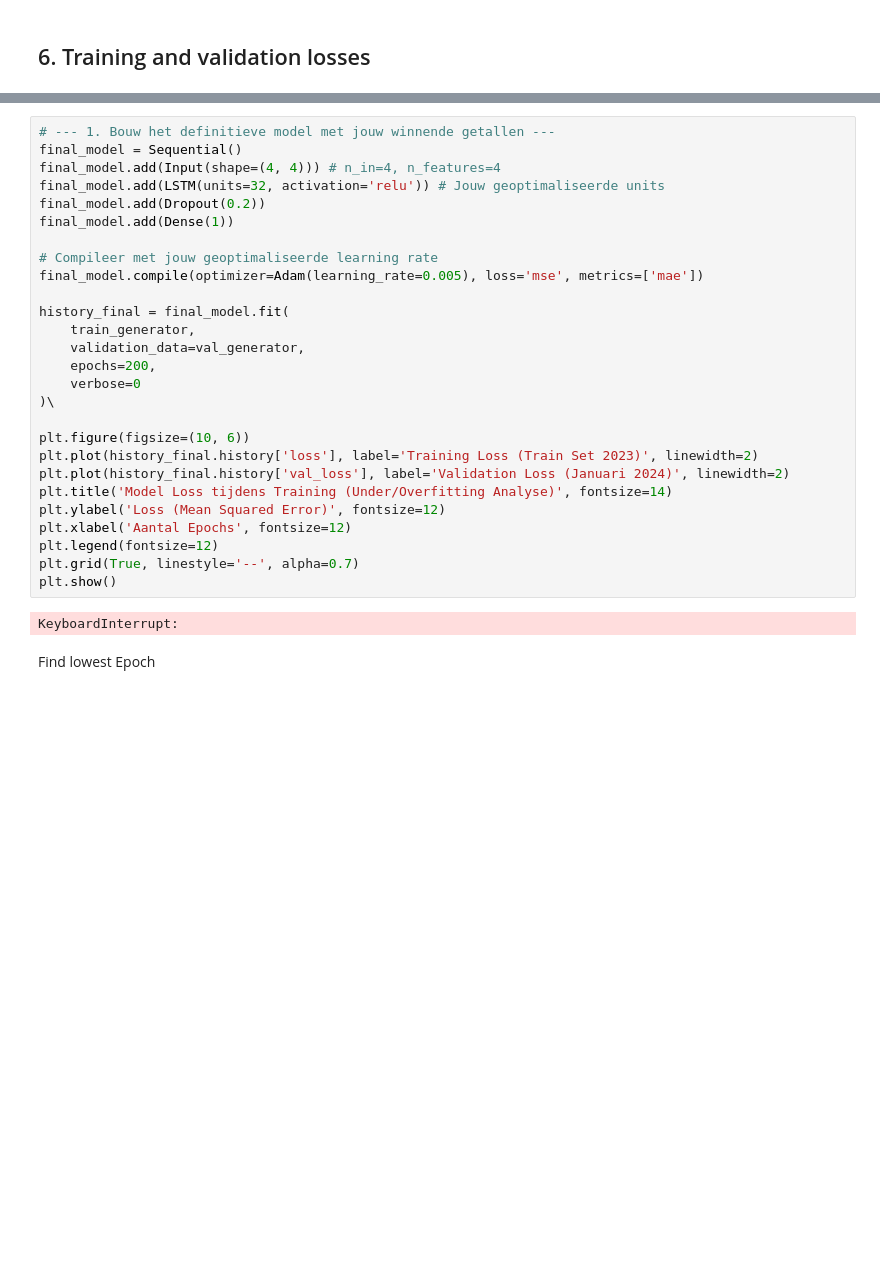
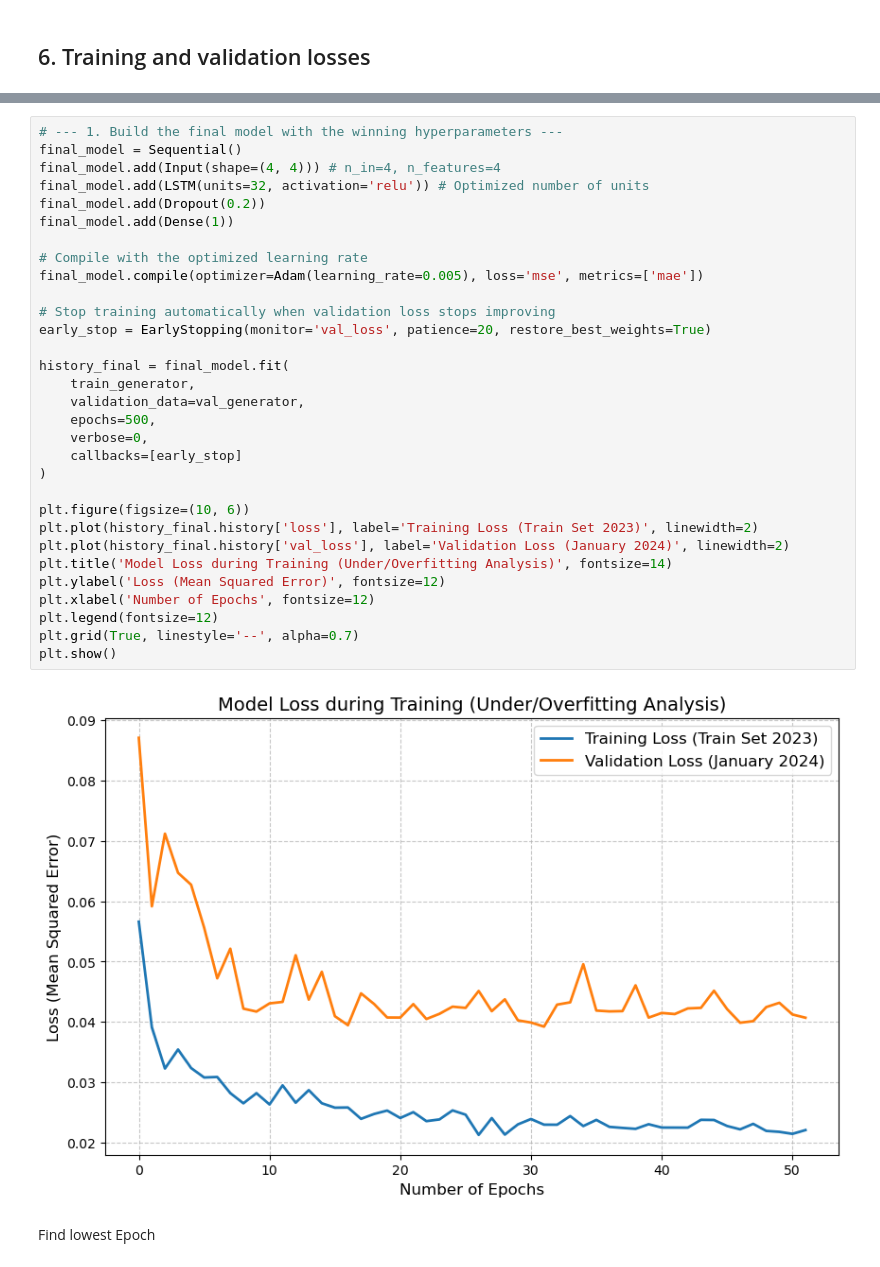
Before and after one commit to daphnemesquita2/1BM110, a Jupyter notebook: Assignment_1 copy.ipynb, the cells around one changed output, grey strips where cells are left out. Saved outputs shown, nothing was run; the diff lists cells and outputs as text; blank space fills up the shorter version.

```diff
--- a/Assignment_1 copy.ipynb
+++ b/Assignment_1 copy.ipynb
@@ -788,32 +802,36 @@ Waarom? Een model met 128 units is 4 keer zo zwaar en complex als een model met
 # %%
-# --- 1. Bouw het definitieve model met jouw winnende getallen ---
+# --- 1. Build the final model with the winning hyperparameters ---
 final_model = Sequential()
 final_model.add(Input(shape=(4, 4))) # n_in=4, n_features=4
-final_model.add(LSTM(units=32, activation='relu')) # Jouw geoptimaliseerde units
+final_model.add(LSTM(units=32, activation='relu')) # Optimized number of units
 final_model.add(Dropout(0.2))
 final_model.add(Dense(1))
 
-# Compileer met jouw geoptimaliseerde learning rate
+# Compile with the optimized learning rate
 final_model.compile(optimizer=Adam(learning_rate=0.005), loss='mse', metrics=['mae'])
+
+# Stop training automatically when validation loss stops improving
+early_stop = EarlyStopping(monitor='val_loss', patience=20, restore_best_weights=True)
 
 history_final = final_model.fit(
     train_generator,
     validation_data=val_generator,
-    epochs=200,
-    verbose=0
-)\
+    epochs=500,
+    verbose=0,
+    callbacks=[early_stop]
+)
 
 plt.figure(figsize=(10, 6))
 plt.plot(history_final.history['loss'], label='Training Loss (Train Set 2023)', linewidth=2)
-plt.plot(history_final.history['val_loss'], label='Validation Loss (Januari 2024)', linewidth=2)
-plt.title('Model Loss tijdens Training (Under/Overfitting Analyse)', fontsize=14)
+plt.plot(history_final.history['val_loss'], label='Validation Loss (January 2024)', linewidth=2)
+plt.title('Model Loss during Training (Under/Overfitting Analysis)', fontsize=14)
 plt.ylabel('Loss (Mean Squared Error)', fontsize=12)
-plt.xlabel('Aantal Epochs', fontsize=12)
+plt.xlabel('Number of Epochs', fontsize=12)
 plt.legend(fontsize=12)
 plt.grid(True, linestyle='--', alpha=0.7)
 plt.show()
 # %% [output]
-KeyboardInterrupt:
+[figure, added]
 # %% [markdown]
 Find lowest Epoch
 # %%
```
Also changed, not shown: parts of 6 cells of this notebook.
